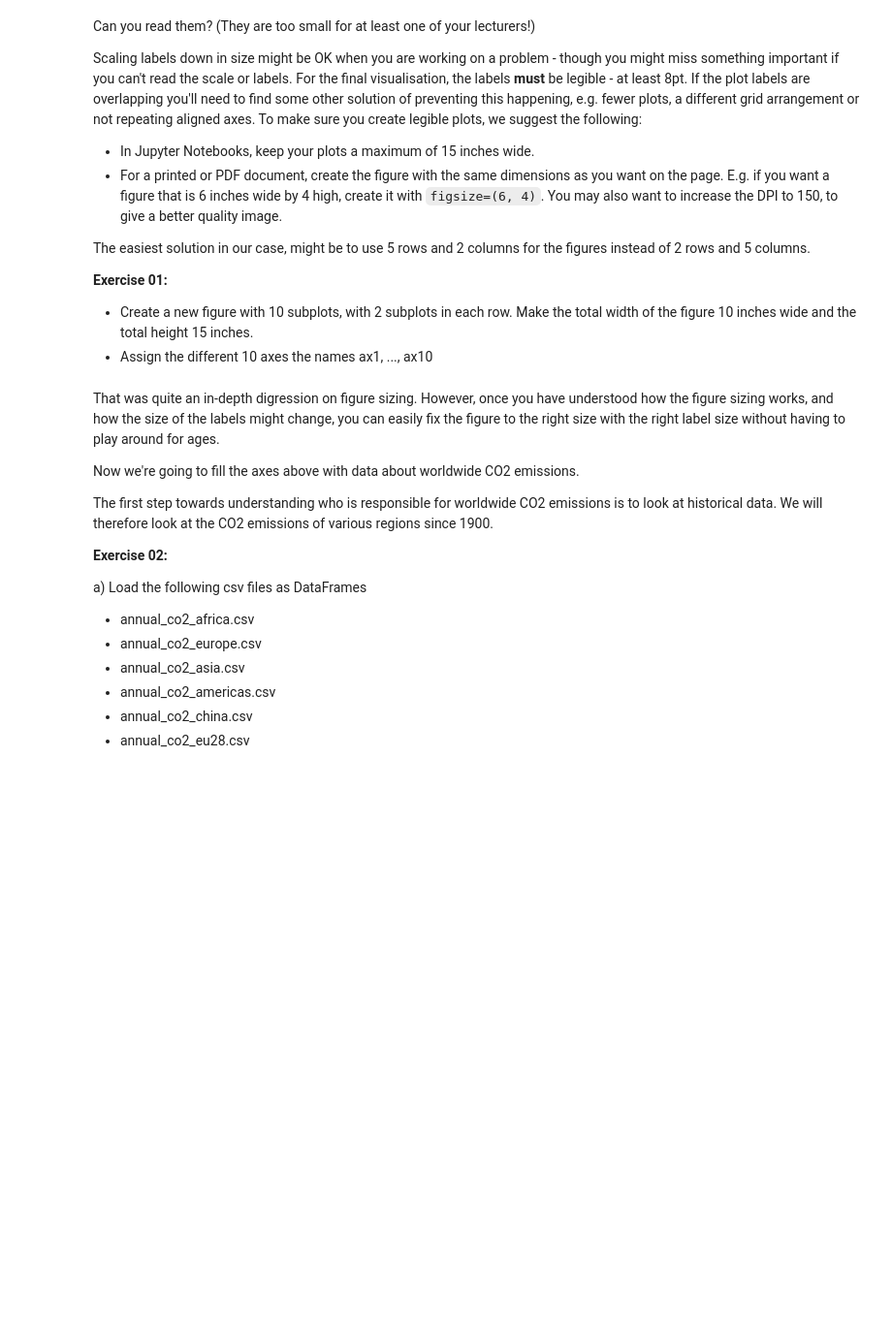
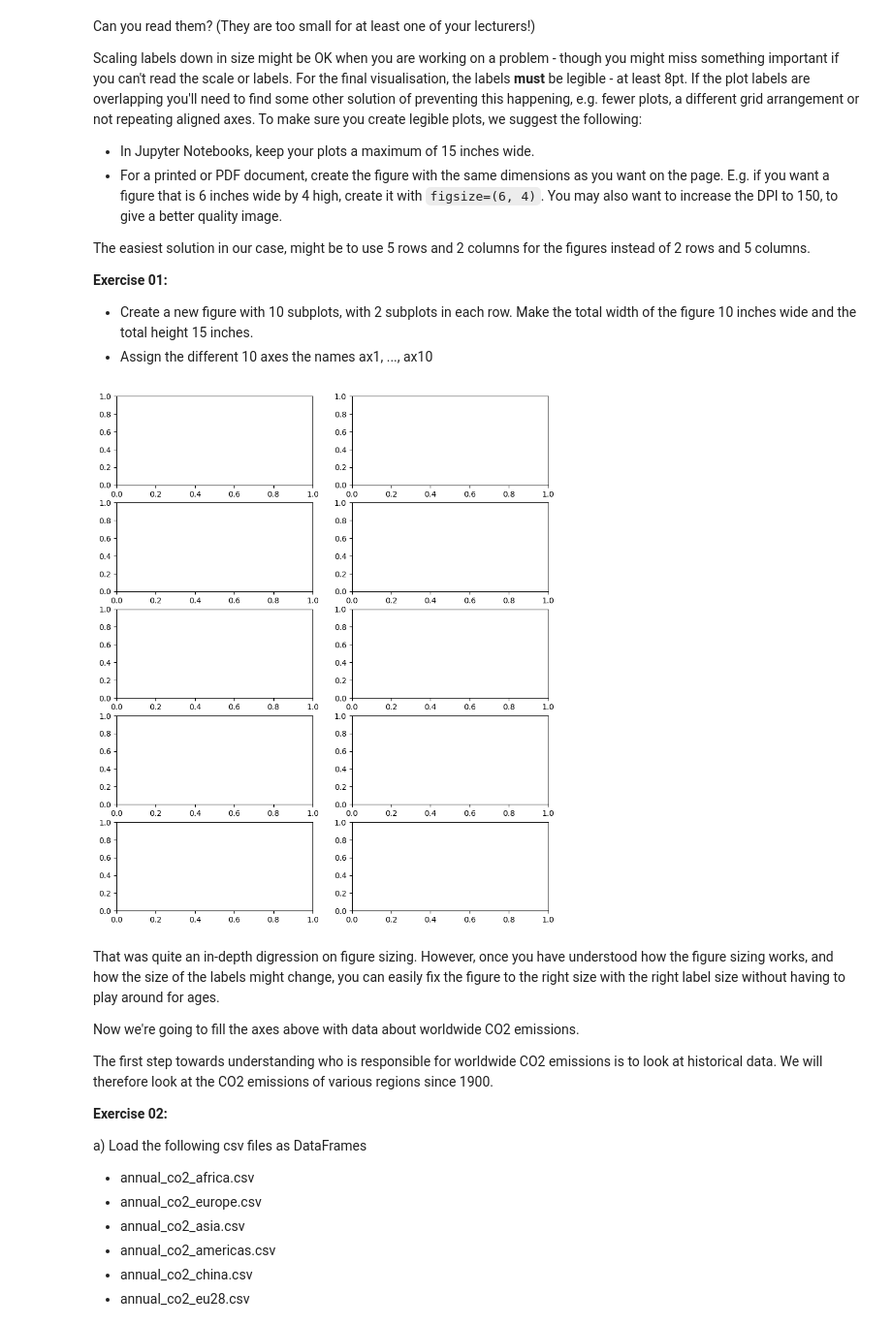
Before and after one commit to ThomasAWood/FDS-S1-03-data-representation-01, a Jupyter notebook: FDS-S1-03-data-representation-01.ipynb, the cells around one changed output. Shown at 97% size. Saved outputs shown, nothing was run; the diff lists cells and outputs as text; code cells hidden in the pictures; blank space fills up the shorter version.

```diff
--- a/FDS-S1-03-data-representation-01.ipynb
+++ b/FDS-S1-03-data-representation-01.ipynb
@@ -197,3 +195,8 @@ The easiest solution in our case, might be to use 5 rows and 2 columns for the f
+# %%
+fig, ax = plt.subplots(5, 2, figsize=(10, 12))
+ax1, ax2, ax3, ax4, ax5, ax6, ax7, ax8, ax9, ax10 = ax.flatten()
+# %% [output]
+[figure, added]
 # %% [markdown]
 That was quite an in-depth digression on figure sizing. However, once you have understood how the figure sizing works, and how the size of the labels might change, you can easily fix the figure to the right size with the right label size without having to play around for ages.
 
```
Also changed, not shown: parts of 20 cells of this notebook.
